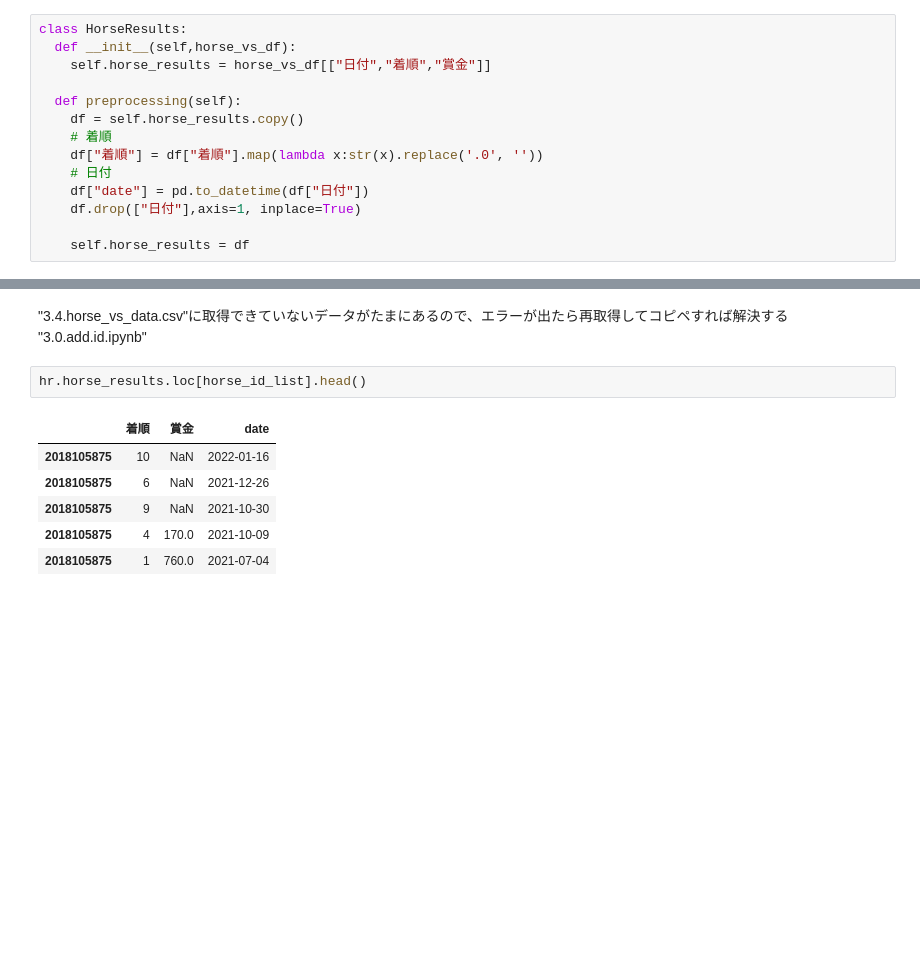
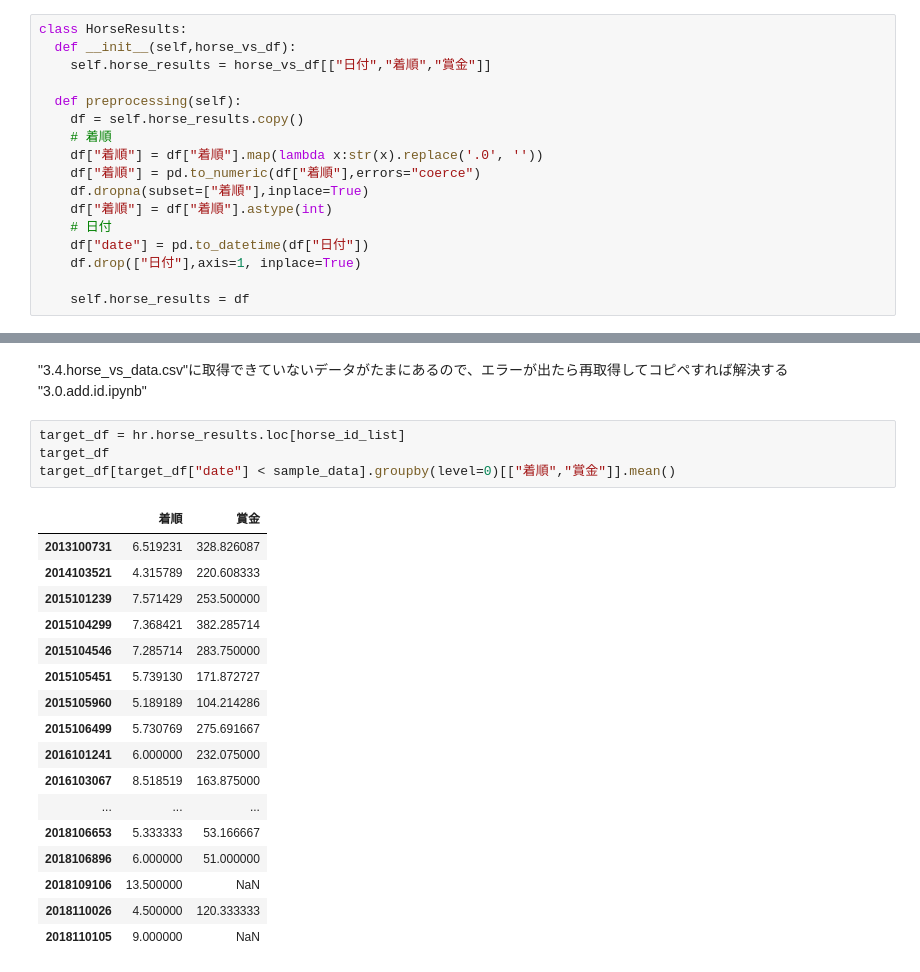
Before and after one commit to abe-masafumi/sklran-test, a Jupyter notebook: hourse_data/4.clean.data.ipynb, the cells around one changed output, grey strips where cells are left out. Saved outputs shown, nothing was run; the diff lists cells and outputs as text; blank space fills up the shorter version.

```diff
--- a/hourse_data/4.clean.data.ipynb
+++ b/hourse_data/4.clean.data.ipynb
@@ -66,6 +66,9 @@ class HorseResults:
     df = self.horse_results.copy()
     # 着順
     df["着順"] = df["着順"].map(lambda x:str(x).replace('.0', ''))
+    df["着順"] = pd.to_numeric(df["着順"],errors="coerce")
+    df.dropna(subset=["着順"],inplace=True)
+    df["着順"] = df["着順"].astype(int)
     # 日付
     df["date"] = pd.to_datetime(df["日付"])
     df.drop(["日付"],axis=1, inplace=True)
@@ -136,12 +139,25 @@ horse_id_list
 Name: horse_id, dtype: int64
 # %% [markdown]
 "3.4.horse_vs_data.csv"に取得できていないデータがたまにあるので、エラーが出たら再取得してコピペすれば解決する "3.0.add.id.ipynb"
-# %%
-hr.horse_results.loc[horse_id_list].head()
-# %% [output]
-|  | 着順 | 賞金 | date |
-| 2018105875 | 10 | NaN | 2022-01-16 |
-| 2018105875 | 6 | NaN | 2021-12-26 |
-| 2018105875 | 9 | NaN | 2021-10-30 |
-| 2018105875 | 4 | 170.0 | 2021-10-09 |
-| 2018105875 | 1 | 760.0 | 2021-07-04 |
+# %%
+target_df = hr.horse_results.loc[horse_id_list]
+target_df
+target_df[target_df["date"] < sample_data].groupby(level=0)[["着順","賞金"]].mean()
+# %% [output]
+|  | 着順 | 賞金 |
+| 2013100731 | 6.519231 | 328.826087 |
+| 2014103521 | 4.315789 | 220.608333 |
+| 2015101239 | 7.571429 | 253.500000 |
+| 2015104299 | 7.368421 | 382.285714 |
+| 2015104546 | 7.285714 | 283.750000 |
+| 2015105451 | 5.739130 | 171.872727 |
+| 2015105960 | 5.189189 | 104.214286 |
+| 2015106499 | 5.730769 | 275.691667 |
+| 2016101241 | 6.000000 | 232.075000 |
+| 2016103067 | 8.518519 | 163.875000 |
+| ... | ... | ... |
+| 2018106653 | 5.333333 | 53.166667 |
+| 2018106896 | 6.000000 | 51.000000 |
+| 2018109106 | 13.500000 | NaN |
+| 2018110026 | 4.500000 | 120.333333 |
+| 2018110105 | 9.000000 | NaN |
```
